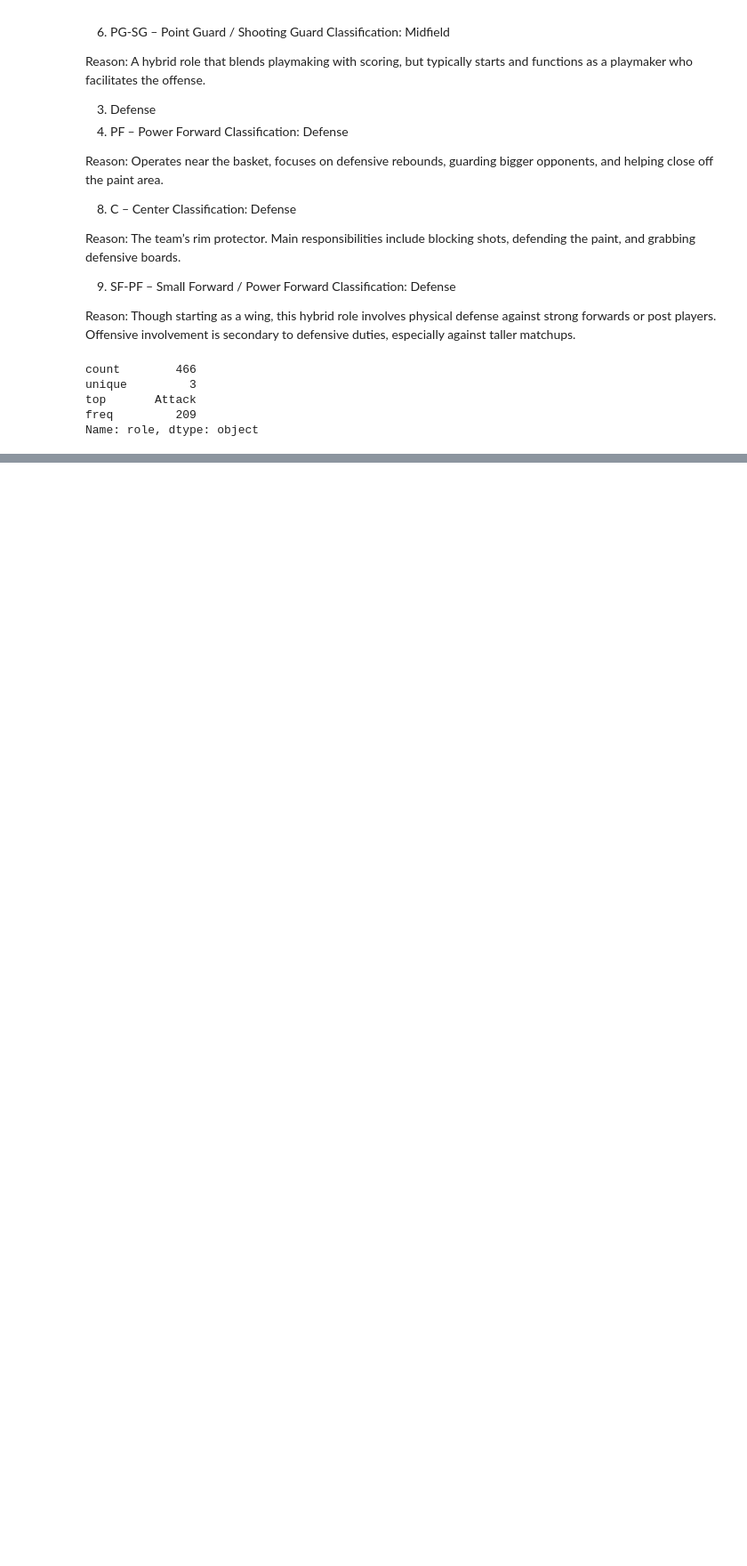
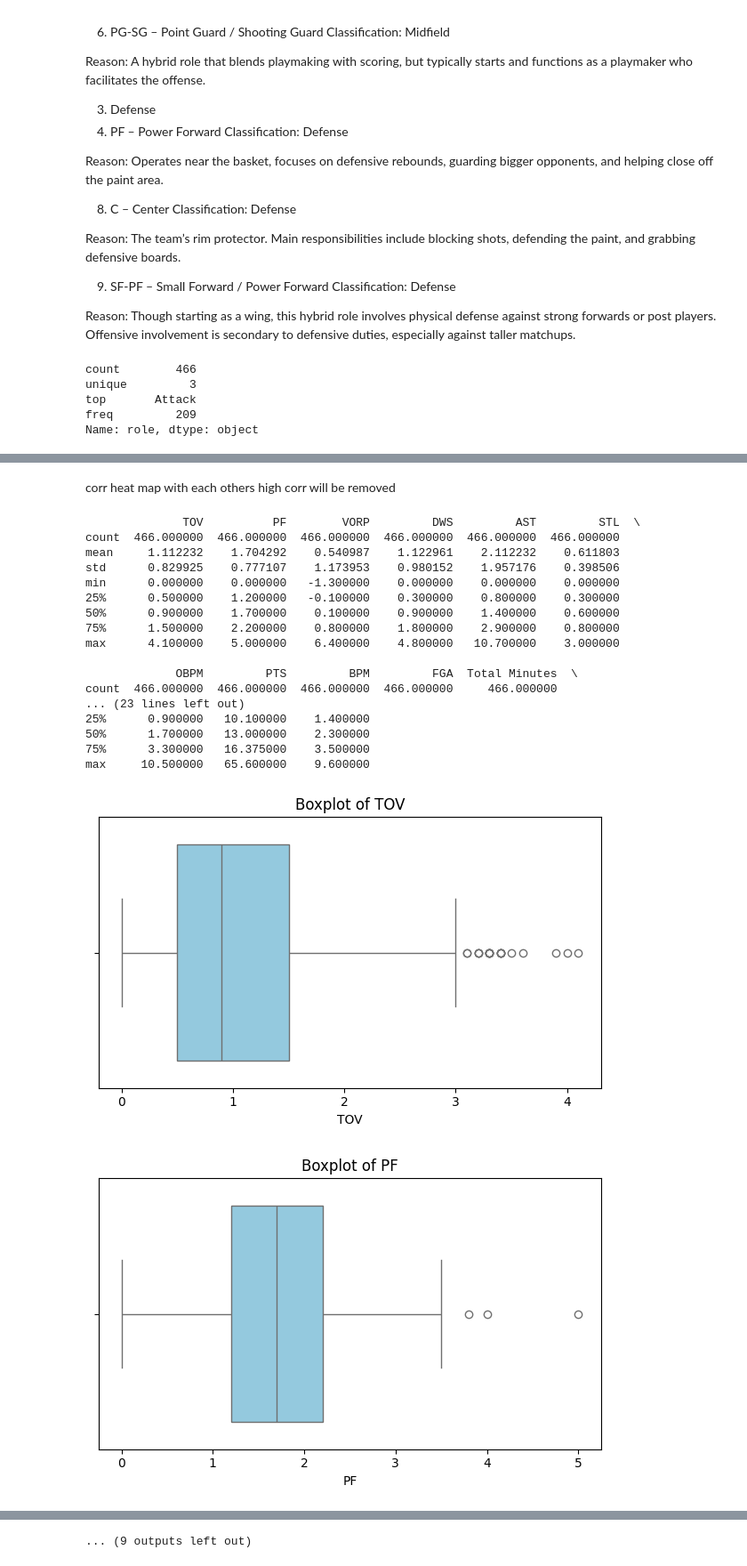
Before and after one commit to mostafaelmehi/ML-project-NBA-Player-Salaries-, a Jupyter notebook: projecdd.ipynb, the cells around one changed output, grey strips where cells are left out. Shown at 89% size. Drawn from its saved outputs; the diff is of its cells as text; code cells hidden in the pictures; blank space fills up the shorter version.

```diff
--- a/projecdd.ipynb
+++ b/projecdd.ipynb
@@ -653,0 +662,41 @@ df.drop(columns=['Position'], inplace=True)
+# %% [markdown]
+
+corr heat map with each others
+high corr will be removed
+# %%
+
+# List of selected features
+selected_features = ['TOV', 'PF', 'VORP', 'DWS', 'AST', 'STL', 'AST%',
+                       'MP', 'OBPM', 'PTS', 'BPM', 'FGA', 'Total Minutes',
+                         'FG', 'FTA', 'Age', 'FT', '2PA', '3PA', 'FT%', '2P', 'GS', 'PER', 'GP', 'DRB']
+
+# 1. Descriptive Statistics
+print(df[selected_features].describe())
+
+# 2. Boxplots for visual outlier detection
+for col in selected_features:
+    plt.figure(figsize=(6, 4))
+    sns.boxplot(data=df, x=col, color='skyblue')
+    plt.title(f'Boxplot of {col}')
+    plt.tight_layout()
+    plt.show()
+# %% [output]
+              TOV          PF        VORP         DWS         AST         STL  \
+count  466.000000  466.000000  466.000000  466.000000  466.000000  466.000000
+mean     1.112232    1.704292    0.540987    1.122961    2.112232    0.611803
+std      0.829925    0.777107    1.173953    0.980152    1.957176    0.398506
+min      0.000000    0.000000   -1.300000    0.000000    0.000000    0.000000
+25%      0.500000    1.200000   -0.100000    0.300000    0.800000    0.300000
+50%      0.900000    1.700000    0.100000    0.900000    1.400000    0.600000
+75%      1.500000    2.200000    0.800000    1.800000    2.900000    0.800000
+max      4.100000    5.000000    6.400000    4.800000   10.700000    3.000000
+
+             OBPM         PTS         BPM         FGA  Total Minutes  \
+count  466.000000  466.000000  466.000000  466.000000     466.000000
+... (23 lines left out)
+25%      0.900000   10.100000    1.400000
+50%      1.700000   13.000000    2.300000
+75%      3.300000   16.375000    3.500000
+max     10.500000   65.600000    9.600000
+[figure, added]
+[figure, added]
@@ -653,0 +712 @@ df.drop(columns=['Position'], inplace=True)
+... (9 outputs left out)
```
Also changed, not shown: parts of 8 cells of this notebook.
